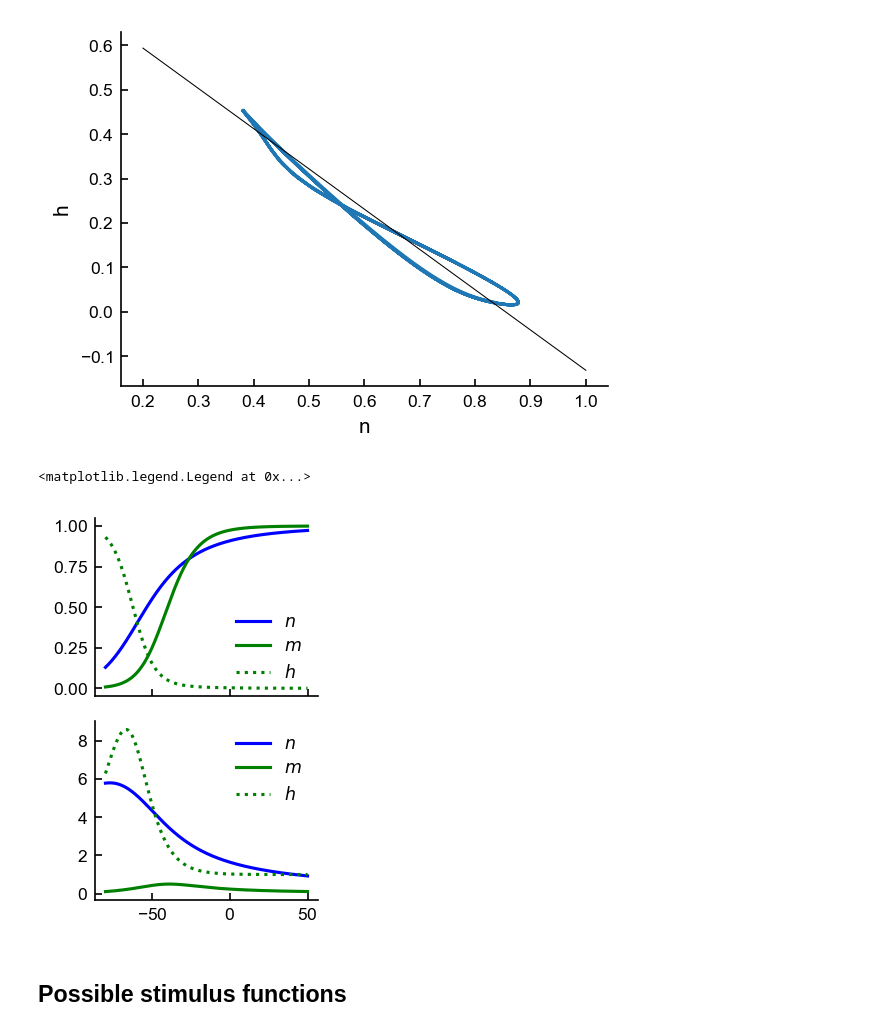
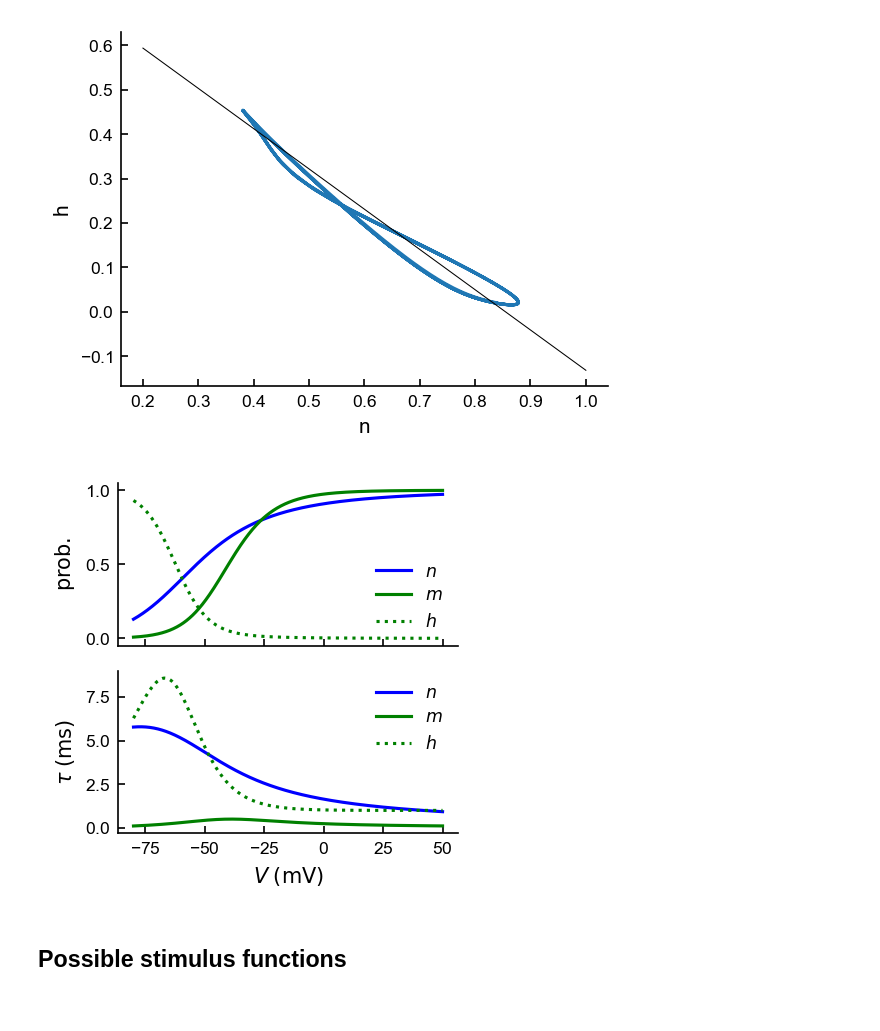
Before and after one commit to badralbanna/FTN, a Jupyter notebook: 5 HH simulation.ipynb, the cells around one changed output. Cells and saved outputs as stored; diff of their text form; code cells hidden in the pictures.

```diff
--- a/5 HH simulation.ipynb
+++ b/5 HH simulation.ipynb
@@ -51,10 +51,6 @@ Note that in the original HH paper they had a different definition of Voltage:
 $$ V_{HH} = -V + 65 $$
 # %%
 # Functions defining external current
-
-## A static current
-def static_i(t, i_0=0):
-    return(i_0)
 
 ## A step current
 def make_step_i(t_s, t_f, i_max=0.05):
@@ -133,20 +129,20 @@ def dhdt(V, h):
     return(delta)
 
 # Putting all the dynamics together into one function
-def dSdt(V, n, m, h, t):
+def dSdt_HH(V, n, m, h, t):
     return(np.array([dVdt(V, n, m, h, t), dndt(V, n), dmdt(V, m), dhdt(V, h), 1.]))
 # %%
 # Simulation functions
 DT = 0.1
 
 # Function implimenting the midpoint method aka RK2
-def find_next_point_midpoint(s, dsdt, dt=DT):
+def find_next_point_midpoint_nD(s, dsdt, dt=DT):
     s_test = s + dsdt(*s)*dt
     s_next = s + dsdt(*((s + s_test)/2.))*dt
     return(s_next)
 
 # Simulation function
-def simulate(s_0, t_f, dsdt=dSdt, simulation_function=find_next_point_midpoint, dt=DT, verbose=False):
+def simulate_nD(s_0, t_f, dsdt, simulation_function=find_next_point_midpoint_nD, dt=DT, verbose=False):
     S_solution = [s_0]
     T = np.arange(s_0[-1], t_f + dt, dt)
     for t in T[1:]:
@@ -173,7 +169,7 @@ S_0 = [-80, 0, 0, 0, 0]
 T = 100 # in ms
 
 ## Simulating all other time points
-S = simulate(S_0, T, verbose=False)
+S = simulate_nD(S_0, T, dSdt_HH, verbose=False)
 # %%
 ## Saving out simulation results as individual variables
 V = S[:,0]
@@ -299,21 +301,27 @@ def h_inf(V):
 def h_tau(V):
     return(1. / (alpha_h(V) + beta_h(V)))
 # %%
-V = np.linspace(-80, 50, 1000)
+def plot_recovery_inf_tau(V_lim = (-80, 50)):
+    V_min, V_max = V_lim
+    V = np.linspace(V_min, V_max, 1000)
 
-fig, (ax_inf, ax_tau) = plt.subplots(nrows=2, sharex=True, figsize=(2,3))
-ax_inf.plot(V, n_inf(V), c='blue', label="$n$")
-ax_inf.plot(V, m_inf(V), c='green', label="$m$")
-ax_inf.plot(V, h_inf(V), c='green', ls=':', label="$h$")
-ax_inf.legend()
+    fig, (ax_inf, ax_tau) = plt.subplots(nrows=2, sharex=True, figsize=(3,3))
+    ax_inf.plot(V, n_inf(V), c='blue', label="$n$")
+    ax_inf.plot(V, m_inf(V), c='green', label="$m$")
+    ax_inf.plot(V, h_inf(V), c='green', ls=':', label="$h$")
+    ax_inf.set_ylabel(r'$\mathrm{prob.}$')
+    ax_inf.legend()
 
-ax_tau.plot(V, n_tau(V), c='blue', label="$n$")
-ax_tau.plot(V, m_tau(V), c='green', label="$m$")
-ax_tau.plot(V, h_tau(V), c='green', ls=':', label="$h$")
-ax_tau.legend()
+    ax_tau.plot(V, n_tau(V), c='blue', label="$n$")
+    ax_tau.plot(V, m_tau(V), c='green', label="$m$")
+    ax_tau.plot(V, h_tau(V), c='green', ls=':', label="$h$")
+    ax_tau.set_xlabel(r"$V\;(\mathrm{mV})$")
+    ax_tau.set_ylabel(r'$\tau\;(\mathrm{ms})$')
+    ax_tau.legend()
-# %% [output]
-<matplotlib.legend.Legend at 0x...>
-[figure, removed]
+# %%
+plot_recovery_inf_tau()
+# %% [output]
+[figure, added]
 # %% [markdown]
 ## Possible stimulus functions
 # %%
```
Also changed, not shown: parts of 5 cells of this notebook, 7 other files.
